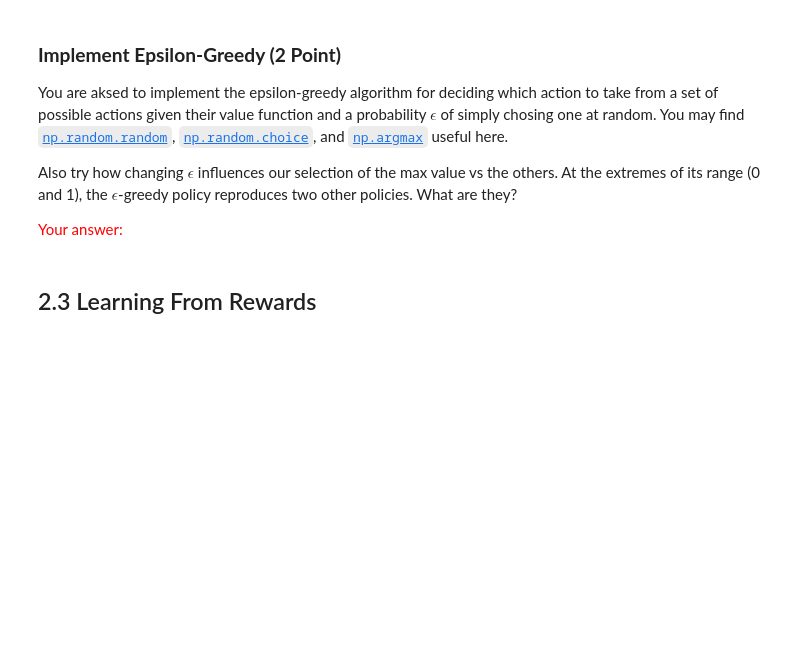
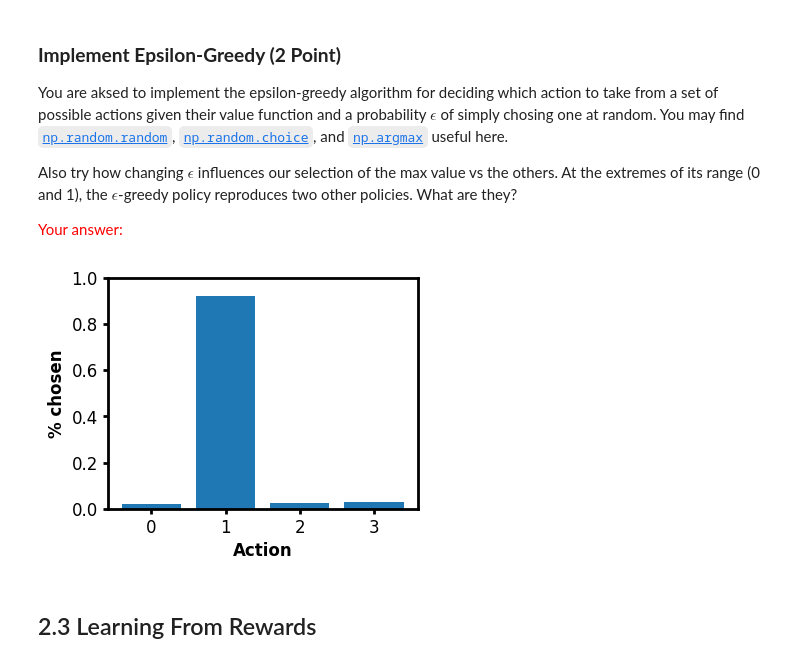
Before and after one commit to Simurgh818/BMED8803_Lab6, a Jupyter notebook: Lab6.ipynb, the cells around one changed output. Drawn from its saved outputs; the diff is of its cells as text; code cells hidden in the pictures; blank space fills up the shorter version.

```diff
--- a/Lab6.ipynb
+++ b/Lab6.ipynb
@@ -509,35 +523,39 @@ Also try how changing $\epsilon$ influences our selection of the max value vs th
 def epsilon_greedy(q, epsilon):
     """Epsilon-greedy policy: selects the maximum value action with probabilty
         (1-epsilon) and selects randomly with epsilon probability.
 
     Args:
         q (ndarray): an array of action values
         epsilon (float): probability of selecting an action randomly
 
     Returns:
         int: the chosen action
     """
     # write a boolean expression that determines if we should take the best action
     be_greedy = np.random.random() > epsilon
 
     if be_greedy:
         # write an expression for selecting the best action from the action values
         # YOUR CODE HERE
-        raise NotImplementedError()
+        action = np.argmax(q)
+        #raise NotImplementedError()
     else:
         # write an expression for selecting a random action
         # YOUR CODE HERE
-        raise NotImplementedError()
+        action = np.random.choice(len(q))
+        # raise NotImplementedError()
 
     return action
 
 
 # Set parameters
 q = [-2, 5, 0, 1]
 epsilon = 0.1
 
 # Visualize
 plot_choices(q, epsilon, epsilon_greedy)
+# %% [output]
+[figure, added]
 # %% [markdown]
 ## 2.3 Learning From Rewards
 # %% [markdown]
```
Also changed, not shown: parts of 13 cells of this notebook.
